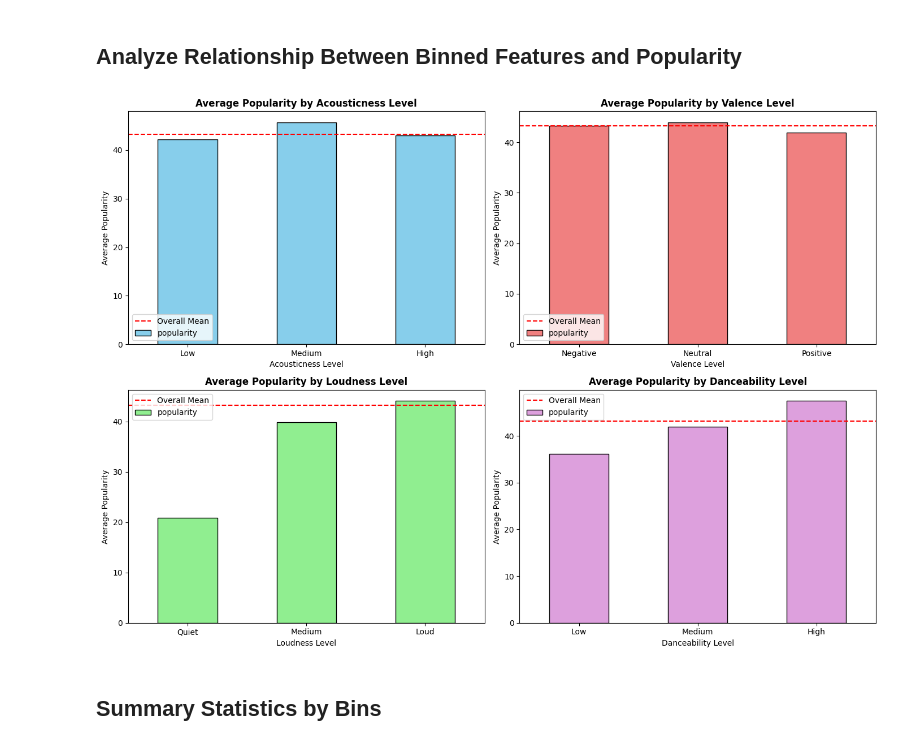
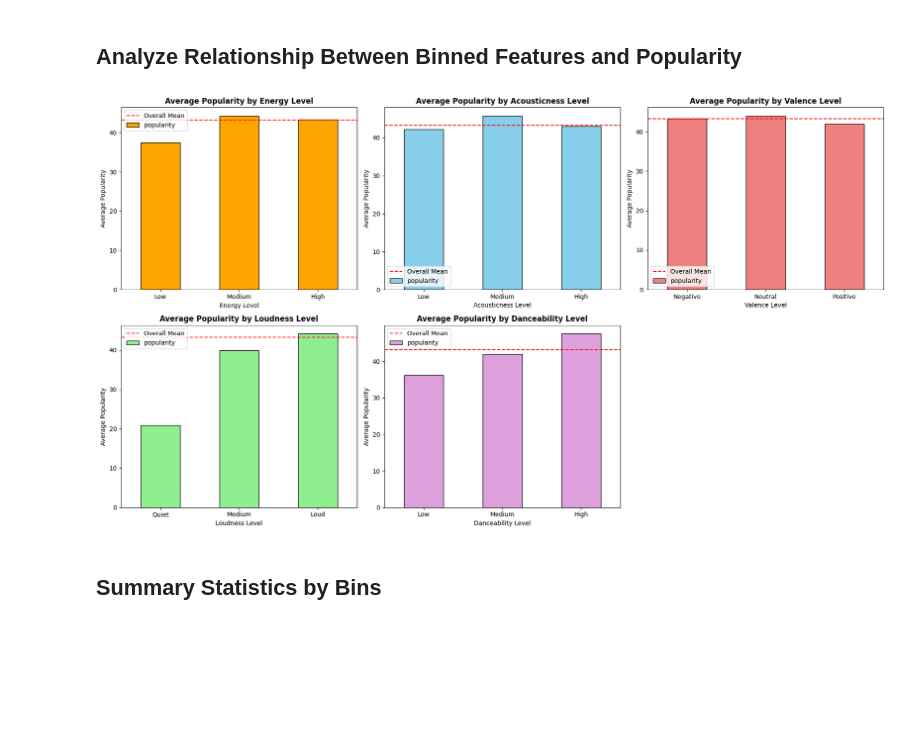
Before and after one commit to jonathandeng34/spotify-recommendation, a Jupyter notebook: feature_engineering.ipynb, the cells around one changed output. Drawn from its saved outputs; the diff is of its cells as text; code cells hidden in the pictures; blank space fills up the shorter version.

```diff
--- a/feature_engineering.ipynb
+++ b/feature_engineering.ipynb
@@ -30,5 +30,13 @@ Create categorical bins for continuous audio features to capture non-linear rela
 # %%
-# Create binned features for acousticness, valence, loudness, and danceability
+# Create binned features for the 5 key audio features
+
+# Energy bins (0-1 scale)
+pop_df_cleaned['energy_bin'] = pd.cut(
+    pop_df_cleaned['energy'],
+    bins=[0, 0.33, 0.67, 1.0],
+    labels=['Low', 'Medium', 'High'],
+    include_lowest=True
+)
 
 # Acousticness bins (0-1 scale)
 pop_df_cleaned['acousticness_bin'] = pd.cut(
@@ -63,14 +71,5 @@ pop_df_cleaned['danceability_bin'] = pd.cut(
 )
 
 print("Feature Binning Summary:")
-print("="*60)
-print("\nAcousticness Distribution:")
-print(pop_df_cleaned['acousticness_bin'].value_counts().sort_index())
-print("\nValence Distribution:")
-print(pop_df_cleaned['valence_bin'].value_counts().sort_index())
-print("\nLoudness Distribution:")
-print(pop_df_cleaned['loudness_bin'].value_counts().sort_index())
-print("\nDanceability Distribution:")
-print(pop_df_cleaned['danceability_bin'].value_counts().sort_index())
 # %% [output]
 Feature Binning Summary:
@@ -139,57 +135,72 @@ plt.show()
 # %% [markdown]
 ## Analyze Relationship Between Binned Features and Popularity
 # %%
-# Show relationship between binned features and popularity
-fig, axes = plt.subplots(2, 2, figsize=(14, 10))
+# Show relationship between binned features and popularity for all 5 key features
+fig, axes = plt.subplots(2, 3, figsize=(18, 10))
+axes = axes.flatten()
+
+# Energy vs Popularity
+pop_df_cleaned.groupby('energy_bin')['popularity'].mean().plot(
+    kind='bar', ax=axes[0], color='orange', edgecolor='black'
+)
+axes[0].set_title('Average Popularity by Energy Level', fontsize=12, fontweight='bold')
+axes[0].set_xlabel('Energy Level')
+axes[0].set_ylabel('Average Popularity')
+axes[0].tick_params(axis='x', rotation=0)
+axes[0].axhline(y=pop_df_cleaned['popularity'].mean(), color='red', linestyle='--', label='Overall Mean')
+axes[0].legend()
 
 # Acousticness vs Popularity
 pop_df_cleaned.groupby('acousticness_bin')['popularity'].mean().plot(
-    kind='bar', ax=axes[0, 0], color='skyblue', edgecolor='black'
+    kind='bar', ax=axes[1], color='skyblue', edgecolor='black'
 )
-axes[0, 0].set_title('Average Popularity by Acousticness Level', fontsize=12, fontweight='bold')
-axes[0, 0].set_xlabel('Acousticness Level')
-axes[0, 0].set_ylabel('Average Popularity')
-axes[0, 0].tick_params(axis='x', rotation=0)
-axes[0, 0].axhline(y=pop_df_cleaned['popularity'].mean(), color='red', linestyle='--', label='Overall Mean')
-axes[0, 0].legend()
+axes[1].set_title('Average Popularity by Acousticness Level', fontsize=12, fontweight='bold')
+axes[1].set_xlabel('Acousticness Level')
+axes[1].set_ylabel('Average Popularity')
+axes[1].tick_params(axis='x', rotation=0)
+axes[1].axhline(y=pop_df_cleaned['popularity'].mean(), color='red', linestyle='--', label='Overall Mean')
+axes[1].legend()
 
 # Valence vs Popularity
 pop_df_cleaned.groupby('valence_bin')['popularity'].mean().plot(
-    kind='bar', ax=axes[0, 1], color='lightcoral', edgecolor='black'
+    kind='bar', ax=axes[2], color='lightcoral', edgecolor='black'
 )
-axes[0, 1].set_title('Average Popularity by Valence Level', fontsize=12, fontweight='bold')
-axes[0, 1].set_xlabel('Valence Level')
-axes[0, 1].set_ylabel('Average Popularity')
-axes[0, 1].tick_params(axis='x', rotation=0)
-axes[0, 1].axhline(y=pop_df_cleaned['popularity'].mean(), color='red', linestyle='--', label='Overall Mean')
-axes[0, 1].legend()
+axes[2].set_title('Average Popularity by Valence Level', fontsize=12, fontweight='bold')
+axes[2].set_xlabel('Valence Level')
+axes[2].set_ylabel('Average Popularity')
+axes[2].tick_params(axis='x', rotation=0)
+axes[2].axhline(y=pop_df_cleaned['popularity'].mean(), color='red', linestyle='--', label='Overall Mean')
+axes[2].legend()
 
 # Loudness vs Popularity
 pop_df_cleaned.groupby('loudness_bin')['popularity'].mean().plot(
-    kind='bar', ax=axes[1, 0], color='lightgreen', edgecolor='black'
+    kind='bar', ax=axes[3], color='lightgreen', edgecolor='black'
 )
-axes[1, 0].set_title('Average Popularity by Loudness Level', fontsize=12, fontweight='bold')
-axes[1, 0].set_xlabel('Loudness Level')
-axes[1, 0].set_ylabel('Average Popularity')
-axes[1, 0].tick_params(axis='x', rotation=0)
-axes[1, 0].axhline(y=pop_df_cleaned['popularity'].mean(), color='red', linestyle='--', label='Overall Mean')
-axes[1, 0].legend()
+axes[3].set_title('Average Popularity by Loudness Level', fontsize=12, fontweight='bold')
+axes[3].set_xlabel('Loudness Level')
+axes[3].set_ylabel('Average Popularity')
+axes[3].tick_params(axis='x', rotation=0)
+axes[3].axhline(y=pop_df_cleaned['popularity'].mean(), color='red', linestyle='--', label='Overall Mean')
+axes[3].legend()
 
 # Danceability vs Popularity
 pop_df_cleaned.groupby('danceability_bin')['popularity'].mean().plot(
-    kind='bar', ax=axes[1, 1], color='plum', edgecolor='black'
+    kind='bar', ax=axes[4], color='plum', edgecolor='black'
 )
-axes[1, 1].set_title('Average Popularity by Danceability Level', fontsize=12, fontweight='bold')
-axes[1, 1].set_xlabel('Danceability Level')
-axes[1, 1].set_ylabel('Average Popularity')
-axes[1, 1].tick_params(axis='x', rotation=0)
-axes[1, 1].axhline(y=pop_df_cleaned['popularity'].mean(), color='red', linestyle='--', label='Overall Mean')
-axes[1, 1].legend()
+axes[4].set_title('Average Popularity by Danceability Level', fontsize=12, fontweight='bold')
+axes[4].set_xlabel('Danceability Level')
+axes[4].set_ylabel('Average Popularity')
+axes[4].tick_params(axis='x', rotation=0)
+axes[4].axhline(y=pop_df_cleaned['popularity'].mean(), color='red', linestyle='--', label='Overall Mean')
+axes[4].legend()
+
+# Hide the extra subplot
+axes[5].axis('off')
 
 plt.tight_layout()
 plt.show()
 # %% [output]
-[figure, old version]
+[figure, new version]
 # %% [markdown]
 ## Summary Statistics by Bins
 # %%
```
Also changed, not shown: parts of 5 cells of this notebook, 4 other files.
